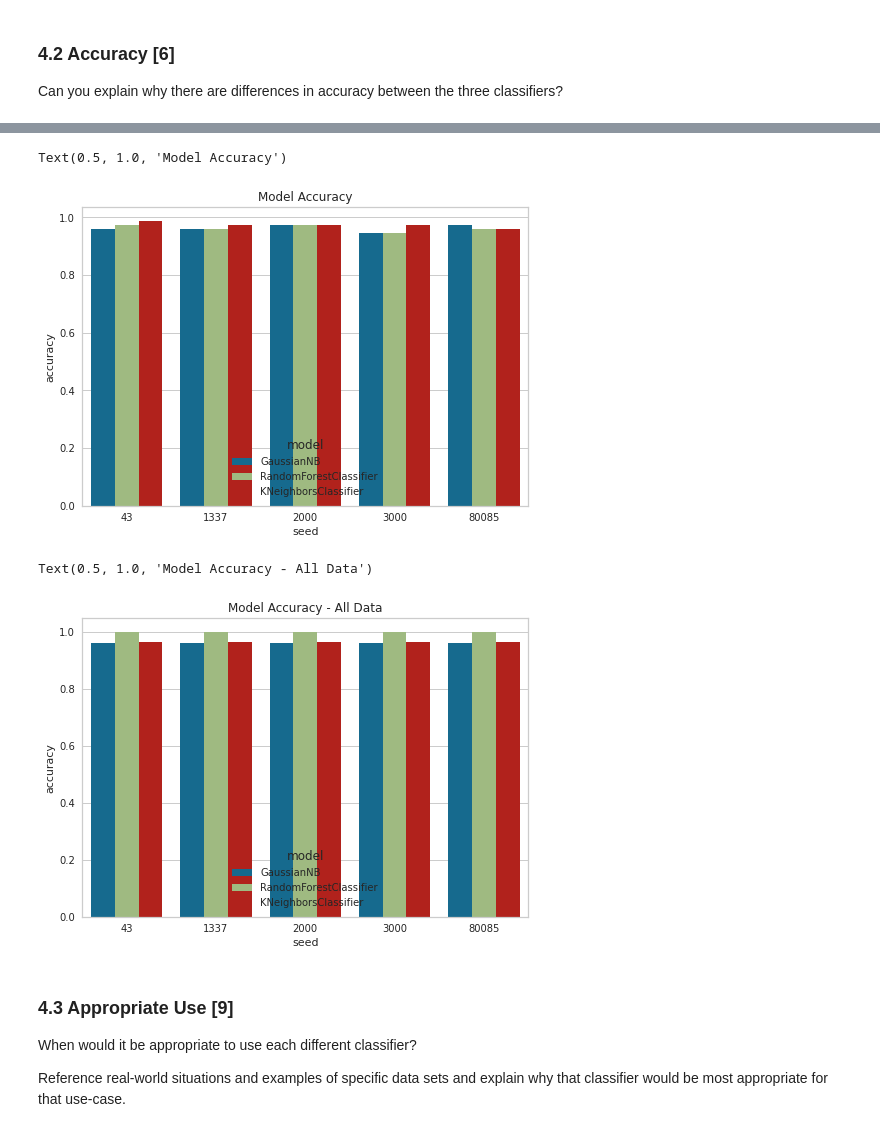
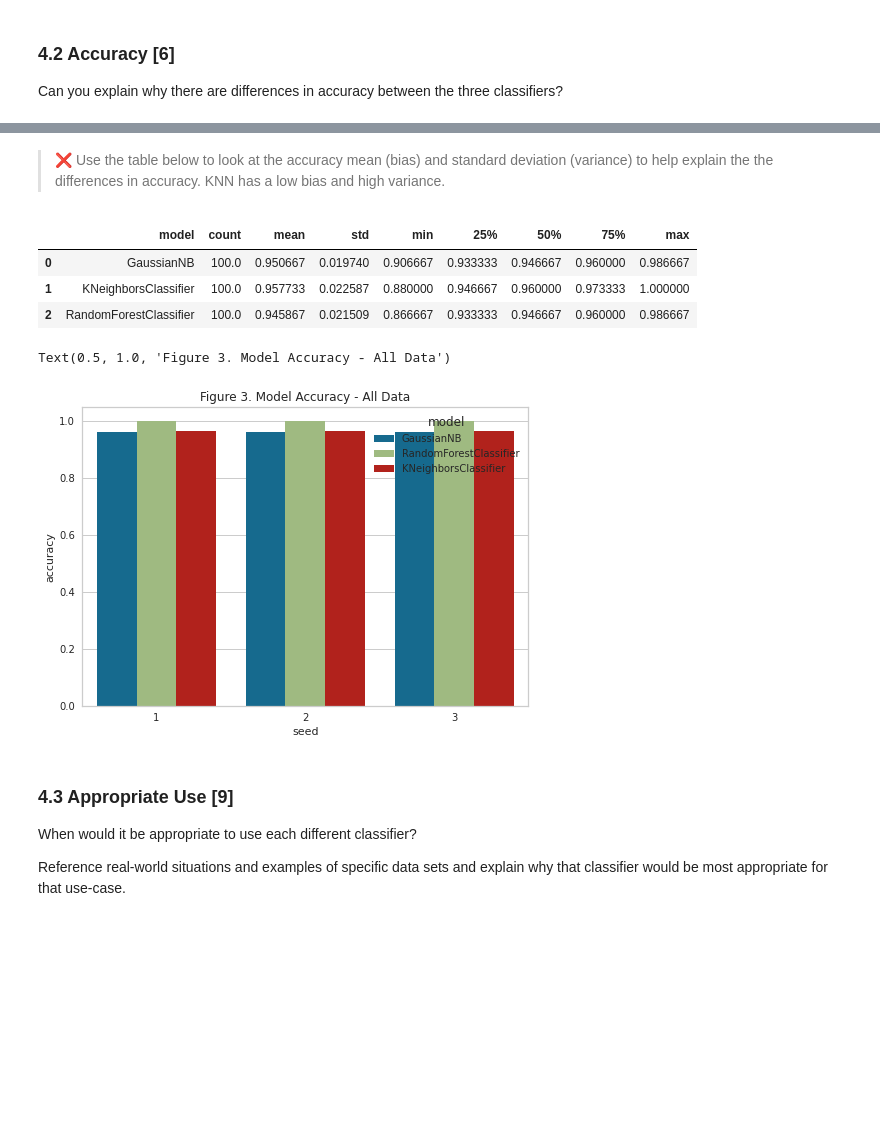
Before and after one commit to JohnnyFoulds/dsm040-2021-oct, a Jupyter notebook: coursework_02/CW2.ipynb, the cells around one changed output, grey strips where cells are left out. Drawn from its saved outputs; the diff is of its cells as text; code cells hidden in the pictures; blank space fills up the shorter version.

Commit message:
Multiple changes including showing model metrics summary

```diff
--- a/coursework_02/CW2.ipynb
+++ b/coursework_02/CW2.ipynb
@@ -245,6 +253,24 @@ class Modeler:
         else:
             print('Model does not support feature importance.')
 
+    def get_evaluation(self) -> pd.DataFrame:
+        """
+        Get the evaluation of the model on the test dataset.
+
+        Returns
+        -------
+        pd.DataFrame
+            The evaluation of the model on the test dataset.
+        """
+        y_predicted = self.model.predict(self.X_test)
+        return pd.DataFrame([{
+            'model': type(self.model).__name__,
+            'precision': precision_score(y_true=self.y_test, y_pred=y_predicted, average='weighted'),
+            'recall': recall_score(y_true=self.y_test, y_pred=y_predicted, average='weighted'),
+            'f1-score': f1_score(y_true=self.y_test, y_pred=y_predicted, average='weighted'),
+            'accuracy': accuracy_score(y_true=self.y_test, y_pred=y_predicted)
+        }])
+
     def get_accuracy(self) -> float:
         """
         Get the accuracy of the trained model on the test dataset.
@@ -264,7 +290,7 @@ Use your code to fit the data given above.
 #### 1.1.1 Train the Naive Bayes Classifier
 # %%
 # create a new modeler
-modeler_np = Modeler(
+modeler_nb = Modeler(
     model=GaussianNB(),
     X_train=X_train,
     y_train=y_train,
@@ -273,6 +299,6 @@ modeler_np = Modeler(
     feature_names=iris.feature_names)
 
 # train the model
-modeler_np.train()
+modeler_nb.train()
 # %%
 # evaluation the model on the test set
@@ -473,5 +552,5 @@ Can you explain why there are differences in accuracy between the three classifi
 # %%
-def get_random_influence(models:list, random_seeds:list, X, y, all_data:bool=False) -> pd.DataFrame:
+def get_random_influence(models:list, random_seeds:list, X, y, all_data:bool=False, stratify:bool=True) -> pd.DataFrame:
     """
     Experiment with the influence of the random seed on model accuracy.
 
@@ -487,6 +566,8 @@ def get_random_influence(models:list, random_seeds:list, X, y, all_data:bool=Fal
         The training labels.
     all_data : bool, optional
         Whether to use all the data for training and testing.
+    stratify : bool, optional
+        Whether to stratify the data.
 
     Returns
     -------
@@ -507,7 +588,7 @@ def get_random_influence(models:list, random_seeds:list, X, y, all_data:bool=Fal
             X_train, X_test, y_train, y_test = train_test_split(
                 X, y,
                 test_size=test_frac,
-                stratify=y,
+                stratify=y if stratify else None,
                 random_state=random_seed)
 
         # evaluate each model
@@ -543,38 +649,30 @@ def get_random_influence(models:list, random_seeds:list, X, y, all_data:bool=Fal
+# %% [markdown]
+> ❌ Use the table below to look at the accuracy mean (bias) and standard deviation (variance) to help explain the the differences in accuracy. KNN has a low bias and high variance.
+# %%
+df_accuracy.groupby('model').describe().droplevel(axis=1, level=0).reset_index()
+# %% [output]
+|  | model | count | mean | std | min | 25% | 50% | 75% | max |
+| 0 | GaussianNB | 100.0 | 0.950667 | 0.019740 | 0.906667 | 0.933333 | 0.946667 | 0.960000 | 0.986667 |
+| 1 | KNeighborsClassifier | 100.0 | 0.957733 | 0.022587 | 0.880000 | 0.946667 | 0.960000 | 0.973333 | 1.000000 |
+| 2 | RandomForestClassifier | 100.0 | 0.945867 | 0.021509 | 0.866667 | 0.933333 | 0.946667 | 0.960000 | 0.986667 |
 # %%
 # get the accuracy of the models using different random seeds
 df_accuracy = get_random_influence(
-    models=[modeler_np.model, modeler_rf.model, modeler_knn.model],
-    random_seeds=[random_state, 43, 80085, 3000, 2000],
+    models=[modeler_nb.model, modeler_rf.model, modeler_knn.model],
+    random_seeds=list(range(1,4)),
     X=X,
-    y=y)
+    y=y,
+    all_data=True)
 
 # plot the results
 sns.barplot(
     data=df_accuracy,
     x='seed',
     y='accuracy',
-    hue='model').set_title('Model Accuracy')
+    hue='model').set_title('Figure 3. Model Accuracy - All Data')
 # %% [output]
-Text(0.5, 1.0, 'Model Accuracy')
+Text(0.5, 1.0, 'Figure 3. Model Accuracy - All Data')
-[figure, old version]
+[figure, new version]
-# %%
-# get the accuracy of the models using different random seeds
-df_accuracy = get_random_influence(
-    models=[modeler_np.model, modeler_rf.model, modeler_knn.model],
-    random_seeds=[random_state, 43, 80085, 3000, 2000],
-    X=X,
-    y=y,
-    all_data=True)
-
-# plot the results
-sns.barplot(
-    data=df_accuracy,
-    x='seed',
-    y='accuracy',
-    hue='model').set_title('Model Accuracy - All Data')
-# %% [output]
-Text(0.5, 1.0, 'Model Accuracy - All Data')
-[figure, removed]
 # %% [markdown]
 ### 4.3 Appropriate Use [9]
 When would it be appropriate to use each different classifier?
```
Also changed, not shown: parts of 15 cells of this notebook, 1 other file.
